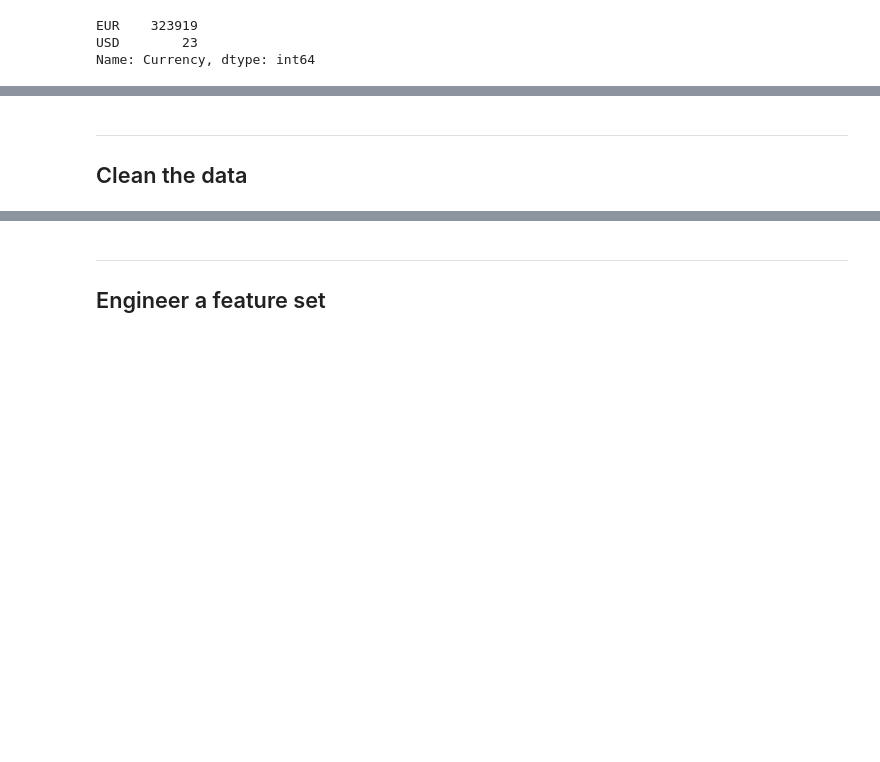
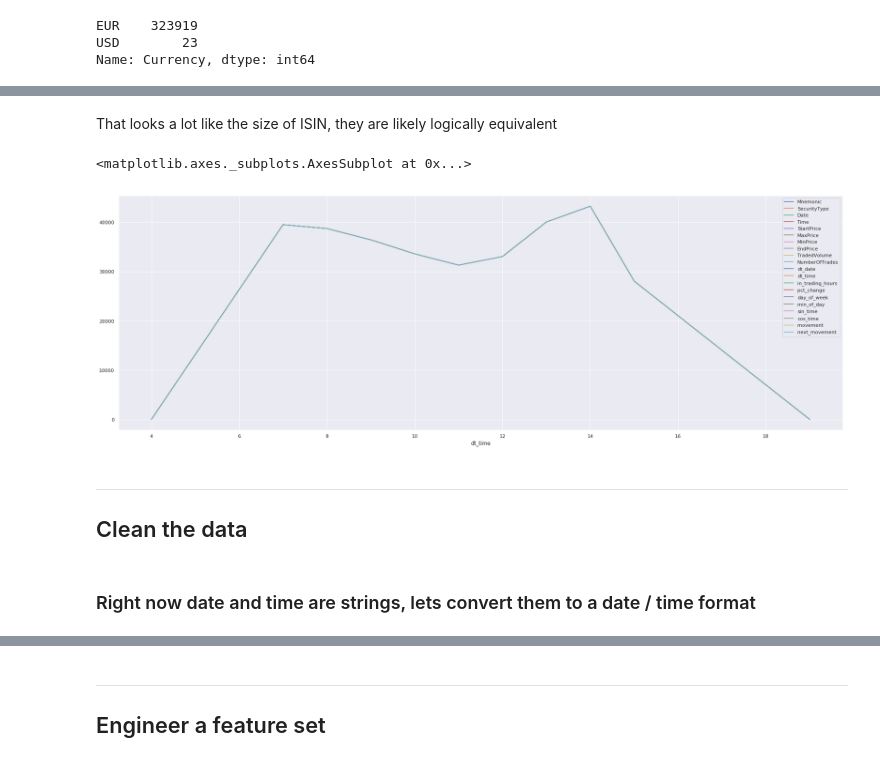
Before and after one commit to jpbarto/ml_feature_engineering, a Jupyter notebook: Feature Engineering Demonstration.ipynb, the cells around one changed output, grey strips where cells are left out. Drawn from its saved outputs; the diff is of its cells as text; code cells hidden in the pictures; blank space fills up the shorter version.

```diff
--- a/Feature Engineering Demonstration.ipynb
+++ b/Feature Engineering Demonstration.ipynb
@@ -56,6 +148,15 @@ len(df.SecurityID.unique())
+# %% [markdown]
+That looks a lot like the size of ISIN, they are likely logically equivalent
+# %%
+df.groupby(df.dt_time.dt.hour).count().plot(kind='line', figsize=(30,10))
+# %% [output]
+<matplotlib.axes._subplots.AxesSubplot at 0x...>
+[figure, added]
 # %% [markdown]
 ---
 ## Clean the data
+# %% [markdown]
+### Right now date and time are strings, lets convert them to a date / time format
 # %%
 df['dt_date'] = df.Date.astype(np.datetime64)
 # %%
```
Also changed, not shown: parts of 72 cells of this notebook.
